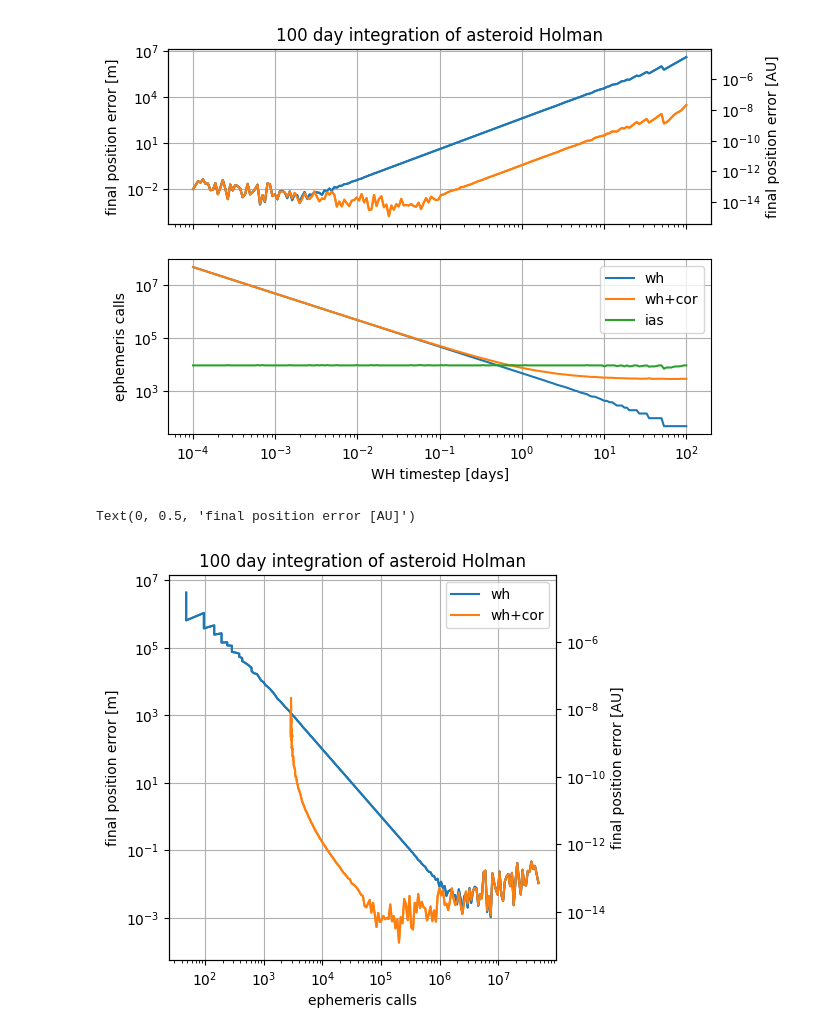
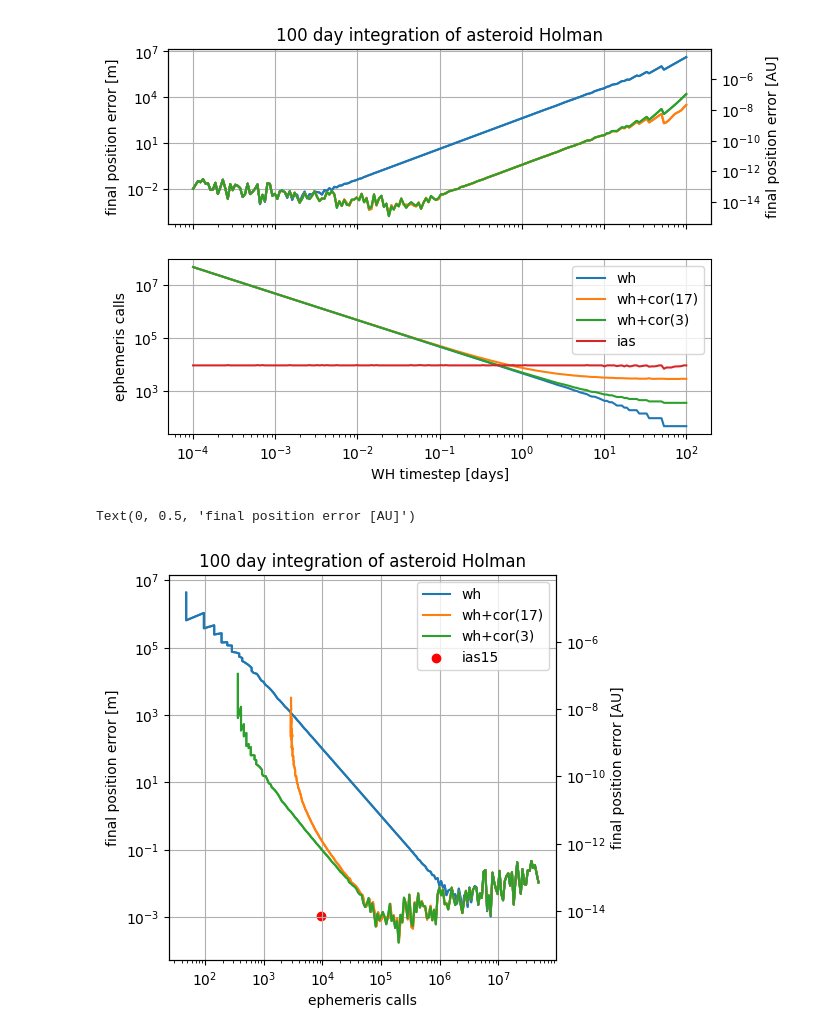
Before and after one commit to hannorein/assist, a Jupyter notebook: examples/whfast/plot.ipynb, the cells around one changed output. Drawn from its saved outputs; the diff is of its cells as text; code cells hidden in the pictures.

```diff
--- a/examples/whfast/plot.ipynb
+++ b/examples/whfast/plot.ipynb
@@ -6,12 +6,15 @@ import subprocess
 dts = np.logspace(-4,2,200)
 er_whfast = np.zeros(len(dts))
 er_whfastc = np.zeros(len(dts))
+er_whfastc3 = np.zeros(len(dts))
 ec_whfast = np.zeros(len(dts))
 ec_whfastc = np.zeros(len(dts))
+ec_whfastc3 = np.zeros(len(dts))
 ec_ias15 = np.zeros(len(dts))
 for i, dt in enumerate(dts):
     dt, er_whfast[i], ec_ias15[i], ec_whfast[i]  = [float(c) for c in subprocess.run(['./rebound', '%.6f'%dt], stdout=subprocess.PIPE).stdout.decode("ascii").split()]
-    dt, er_whfastc[i], ec_ias15[i], ec_whfastc[i]  = [float(c) for c in subprocess.run(['./rebound', '%.6f'%dt, "1"], stdout=subprocess.PIPE).stdout.decode("ascii").split()]
+    dt, er_whfastc[i], ec_ias15[i], ec_whfastc[i]  = [float(c) for c in subprocess.run(['./rebound', '%.6f'%dt, "17"], stdout=subprocess.PIPE).stdout.decode("ascii").split()]
+    dt, er_whfastc3[i], ec_ias15[i], ec_whfastc3[i]  = [float(c) for c in subprocess.run(['./rebound', '%.6f'%dt, "3"], stdout=subprocess.PIPE).stdout.decode("ascii").split()]
 # %%
 fig, axs = plt.subplots(2,1,sharex=True,figsize=(7,5))
 axs[0].set_title("100 day integration of asteroid Holman")
@@ -20,10 +23,12 @@ axs[0].set_xscale("log")
 axs[0].set_yscale("log")
 axs[0].grid()
 axs[0].plot(dts,er_whfast*1.4959787e+11,label="wh")
-axs[0].plot(dts,er_whfastc*1.4959787e+11,label="wh+cor")
+axs[0].plot(dts,er_whfastc*1.4959787e+11,label="wh+cor(17)")
+axs[0].plot(dts,er_whfastc3*1.4959787e+11,label="wh+cor(3)")
 tx = axs[0].twinx()
 tx.plot(dts,er_whfast)
 tx.plot(dts,er_whfastc)
+tx.plot(dts,er_whfastc3)
 tx.set_yscale("log")
 tx.set_ylabel("final position error [AU]")
 
@@ -31,28 +36,33 @@ axs[1].set_yscale("log")
 axs[1].set_ylabel("ephemeris calls")
 axs[1].set_xlabel("WH timestep [days]")
 axs[1].plot(dts,ec_whfast,label="wh")
-axs[1].plot(dts,ec_whfastc,label="wh+cor")
+axs[1].plot(dts,ec_whfastc,label="wh+cor(17)")
+axs[1].plot(dts,ec_whfastc3,label="wh+cor(3)")
 axs[1].plot(dts,ec_ias15,label="ias")
 axs[1].legend()
 axs[1].grid()
 # %% [output]
-[figure, old version]
+[figure, new version]
 # %%
 fig, axs = plt.subplots(1,1,sharex=True,figsize=(5,5))
 axs.set_title("100 day integration of asteroid Holman")
 axs.set_ylabel("final position error [m]")
 axs.set_xscale("log")
 axs.set_yscale("log")
 axs.set_xlabel("ephemeris calls")
 axs.grid()
 axs.plot(ec_whfast,er_whfast*1.4959787e+11,label="wh")
-axs.plot(ec_whfastc,er_whfastc*1.4959787e+11,label="wh+cor")
+axs.plot(ec_whfastc,er_whfastc*1.4959787e+11,label="wh+cor(17)")
+axs.plot(ec_whfastc3,er_whfastc3*1.4959787e+11,label="wh+cor(3)")
+axs.scatter(np.mean(ec_ias15[0]), np.min(er_whfast *1.4959787e+11),label="ias15",color="red")
 axs.legend()
+
 tx = axs.twinx()
 tx.plot(ec_whfast,er_whfast,label="wh")
-tx.plot(ec_whfastc,er_whfastc,label="wh+cor")
+tx.plot(ec_whfastc,er_whfastc,label="wh+cor(17)")
+tx.plot(ec_whfastc3,er_whfastc3,label="wh+cor(3)")
 tx.set_yscale("log")
 tx.set_ylabel("final position error [AU]")
 # %% [output]
 Text(0, 0.5, 'final position error [AU]')
-[figure, old version]
+[figure, new version]
```
Also changed, not shown: parts of 1 cell of this notebook, 1 other file.
